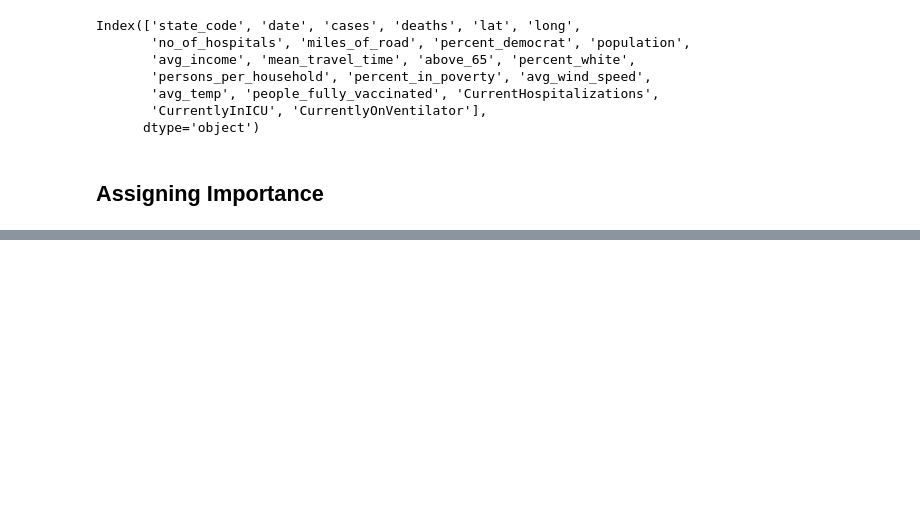
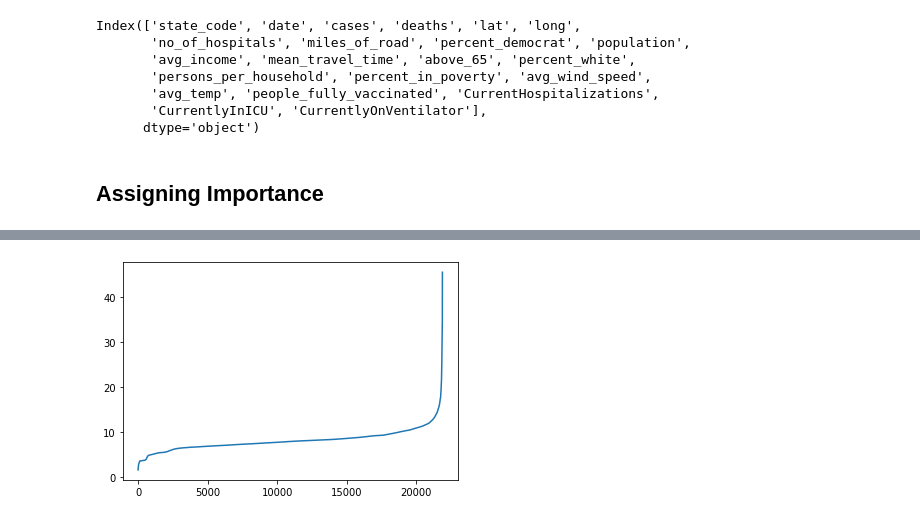
Before and after one commit to jaya-shankar/DSS_project, a Jupyter notebook: model_build.ipynb, the cells around one changed output, grey strips where cells are left out. Saved outputs shown, nothing was run; the diff lists cells and outputs as text; code cells hidden in the pictures; blank space fills up the shorter version.

```diff
--- a/model_build.ipynb
+++ b/model_build.ipynb
@@ -129,0 +164,19 @@ decision_parameters = {
+# %%
+df['risk_level'] = (df['cases']*dp_w['cases']+
+                    df['deaths']*dp_w['deaths']+
+                    df['CurrentHospitalizations']*dp_w['CurrentHospitalizations']+
+                    df['CurrentlyInICU']*dp_w['CurrentlyInICU']+
+                    df['CurrentlyOnVentilator']*dp_w['CurrentlyOnVentilator']+
+                    (1-df['people_fully_vaccinated'])*dp_w['people_fully_vaccinated']+
+                    (1-df['no_of_hospitals'])*dp_w['no_of_hospitals']+
+                    df['population']*dp_w['population']+
+                    df['persons_per_household']*dp_w['persons_per_household']+
+                    df['above_65']*dp_w['above_65']+
+                    df['avg_income']*dp_w['avg_income']+
+                    df['percent_in_poverty']*dp_w['percent_in_poverty']+
+                    df['mean_travel_time']*dp_w['mean_travel_time']+
+                    (1-df['miles_of_road'])*dp_w['miles_of_road']+
+                    df['avg_wind_speed']*dp_w['avg_wind_speed']+
+                    df['avg_temp']*dp_w['avg_temp']+
+                    df['percent_democrat']*dp_w['percent_democrat']+
+                    df['percent_white']*dp_w['percent_white'])
@@ -129,0 +199,3 @@ decision_parameters = {
+# %%
+df.dropna(inplace=True)
+df
@@ -129,0 +216,14 @@ decision_parameters = {
+# %%
+#For one column
+import matplotlib.pyplot as plt
+df_cpy = df.copy()
+df_cpy.sort_values(by=['risk_level'], inplace=True)
+df_cpy.reset_index(drop=True, inplace=True)
+df_cpy['risk_level'].plot()
+plt.show()
+# #For Multiple Columns
+# import matplotlib.pyplot as plt
+# df[['Name Of Column1', 'Name Of Column2']].plot()
+# plt.show()
+# %% [output]
+[figure, added]
```
Also changed, not shown: parts of 19 cells of this notebook.
